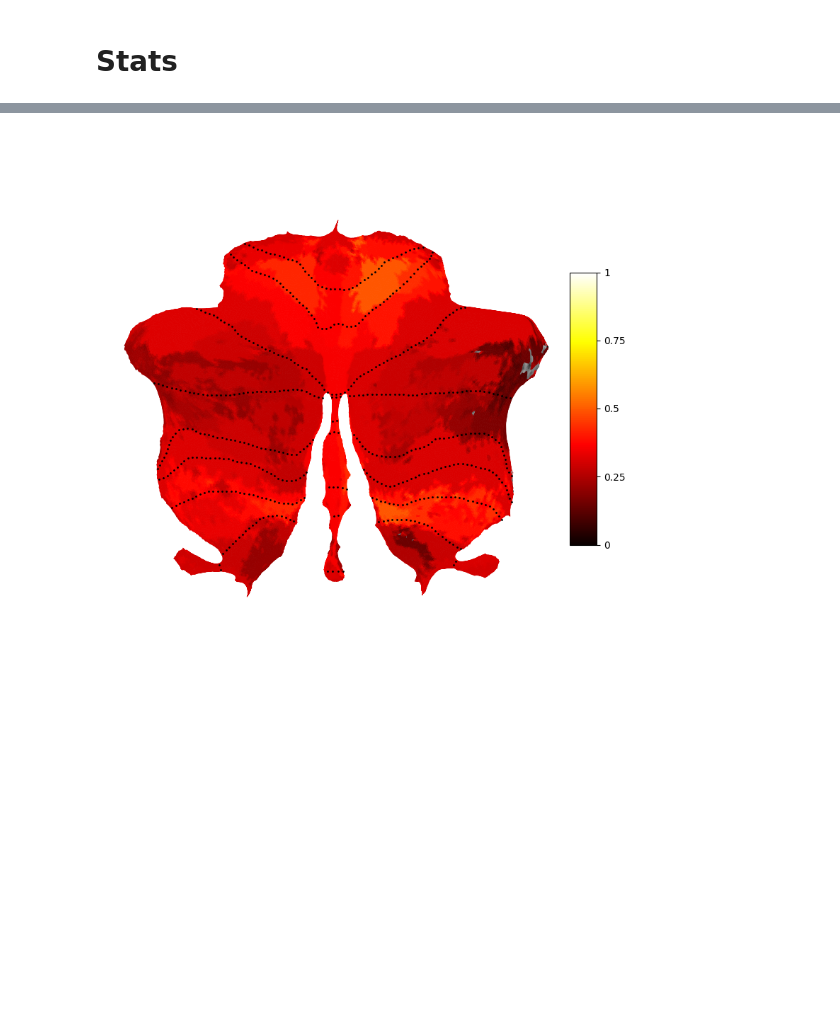
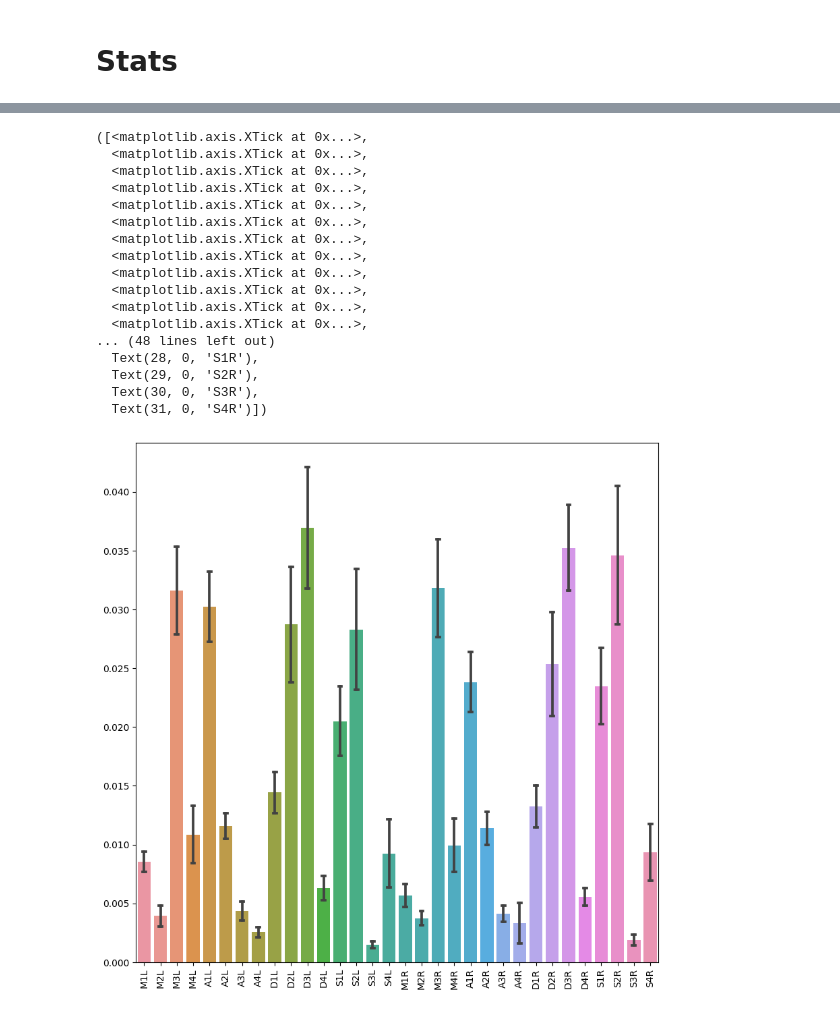
Before and after one commit to DiedrichsenLab/ProbabilisticParcellation, a Jupyter notebook: notebooks/atlas_paper/individual_variability.ipynb, the cells around one changed output, grey strips where cells are left out. Drawn from its saved outputs; the diff is of its cells as text; code cells hidden in the pictures; blank space fills up the shorter version.

```diff
--- a/notebooks/atlas_paper/individual_variability.ipynb
+++ b/notebooks/atlas_paper/individual_variability.ipynb
@@ -177,22 +333,36 @@ plt.savefig(figure_path + '/individual_variability/var_parcel_norm_68-mdtb.png',
-# %%
-Nifti = suit_atlas.data_to_nifti(Corr_norm_mean)
-surf_data = suit.flatmap.vol_to_surf(Nifti, stats="nanmean", space="MNISymC")
-corr_map = np.zeros(surf_parcel.shape) * np.nan
-for p in np.arange(0,surf_parcel.max()):
-    mask = (surf_parcel == p).squeeze()
-    corr_map[mask] = np.nanmean(surf_data[mask])
-
-
-# Plot the symmetry map
-plt.figure(figsize=(10, 10))
-suit.flatmap.plot(corr_map,
-                    render='matplotlib',
-                    overlay_type='func',
-                    new_figure=False,
-                    colorbar=True,
-                    cscale=cscale,
-                    cmap='hot')
-plt.savefig(figure_path + '/individual_variability/var_parcel_norm_68-all.png',
-            dpi=300, bbox_inches='tight')
-# %% [output]
-[figure, removed]
+# %%
+
+# Project the individual variability onto the 32 parcel
+parcel_matrix = indicator(parcel_32.squeeze())
+
+corr_vals = []
+for sub in range(Corr_norm_subj[0].shape[1]):
+    sub_values = np.nansum(parcel_matrix.T*Corr_norm_subj[0][:, sub], axis=1)/parcel_matrix.shape[0]
+    corr_vals.append(sub_values)
+
+corr_vals = np.array(corr_vals).T
+# %%
+# seaborn barplot with second dimension of corr_vals on x-axis and errorbars
+# with first dimension of corr_vals
+plt.figure(figsize=(5, 5))
+sb.barplot(data=corr_vals.T, errorbar='sd', capsize=.2)
+plt.xticks(np.arange(32), labels_32, rotation=90)
+# %% [output]
+([<matplotlib.axis.XTick at 0x...>,
+  <matplotlib.axis.XTick at 0x...>,
+  <matplotlib.axis.XTick at 0x...>,
+  <matplotlib.axis.XTick at 0x...>,
+  <matplotlib.axis.XTick at 0x...>,
+  <matplotlib.axis.XTick at 0x...>,
+  <matplotlib.axis.XTick at 0x...>,
+  <matplotlib.axis.XTick at 0x...>,
+  <matplotlib.axis.XTick at 0x...>,
+  <matplotlib.axis.XTick at 0x...>,
+  <matplotlib.axis.XTick at 0x...>,
+  <matplotlib.axis.XTick at 0x...>,
+... (48 lines left out)
+  Text(28, 0, 'S1R'),
+  Text(29, 0, 'S2R'),
+  Text(30, 0, 'S3R'),
+  Text(31, 0, 'S4R')])
+[figure, added]
```
Also changed, not shown: parts of 19 cells of this notebook, 1 other file.
